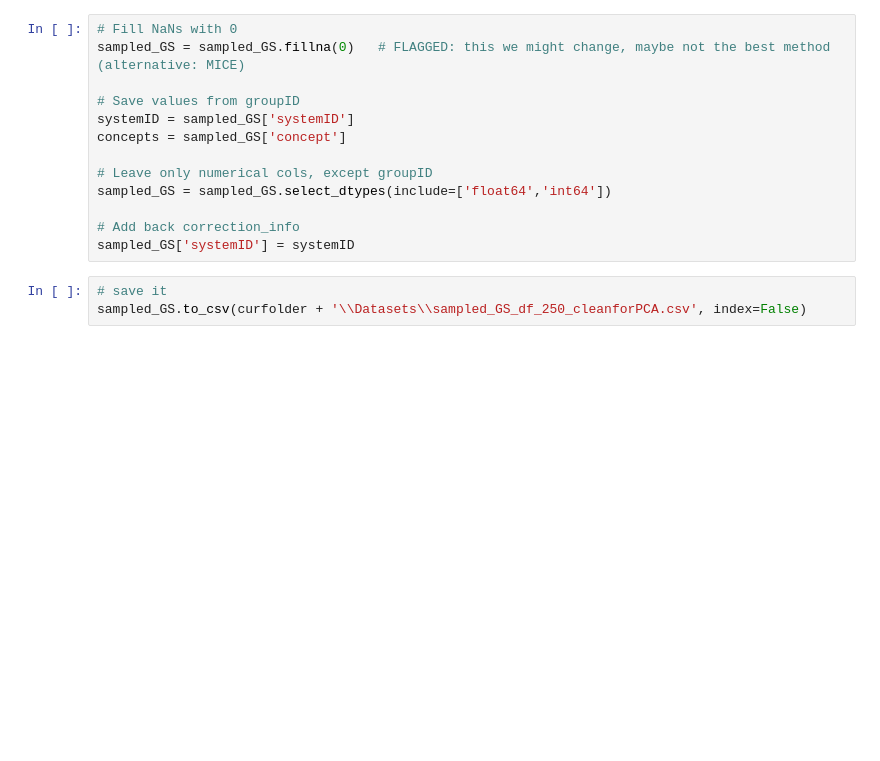
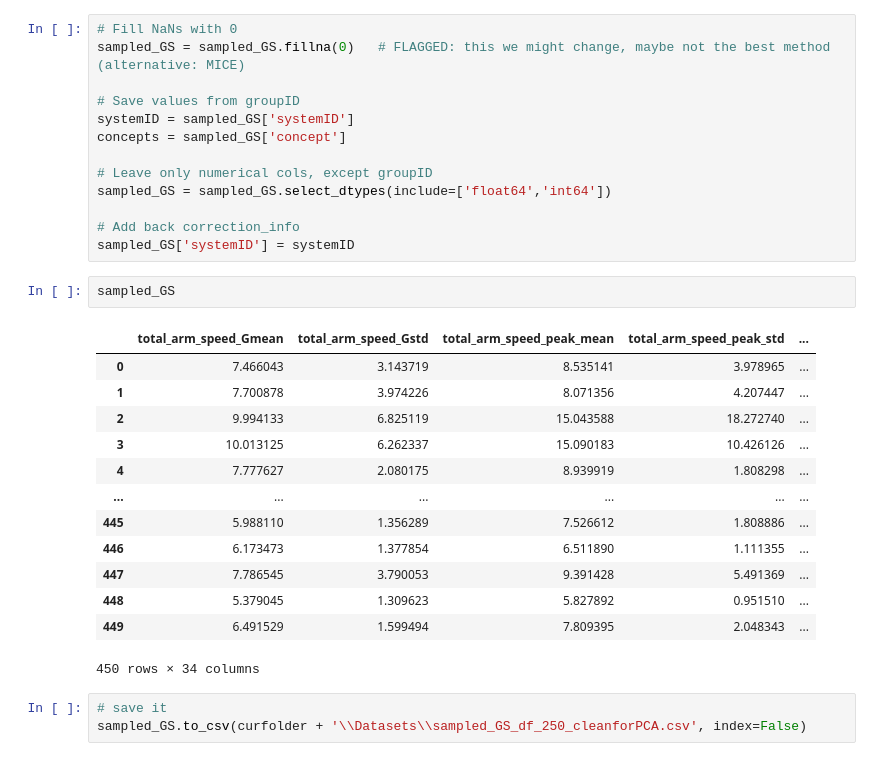
Before and after one commit to sarkadava/GestureToSign_KinematicTrajectory, a Jupyter notebook: 4_PCA_featureDimensions.ipynb, the cells around one changed output. Saved outputs shown, nothing was run; the diff lists cells and outputs as text; blank space fills up the shorter version.

```diff
--- a/4_PCA_featureDimensions.ipynb
+++ b/4_PCA_featureDimensions.ipynb
@@ -717,6 +717,22 @@ sampled_GS = sampled_GS.select_dtypes(include=['float64','int64'])
 
 # Add back correction_info
 sampled_GS['systemID'] = systemID
+# %%
+sampled_GS
+# %% [output]
+|  | total_arm_speed_Gmean | total_arm_speed_Gstd | total_arm_speed_peak_mean | total_arm_speed_peak_std | ... |
+| 0 | 7.466043 | 3.143719 | 8.535141 | 3.978965 | ... |
+| 1 | 7.700878 | 3.974226 | 8.071356 | 4.207447 | ... |
+| 2 | 9.994133 | 6.825119 | 15.043588 | 18.272740 | ... |
+| 3 | 10.013125 | 6.262337 | 15.090183 | 10.426126 | ... |
+| 4 | 7.777627 | 2.080175 | 8.939919 | 1.808298 | ... |
+| ... | ... | ... | ... | ... | ... |
+| 445 | 5.988110 | 1.356289 | 7.526612 | 1.808886 | ... |
+| 446 | 6.173473 | 1.377854 | 6.511890 | 1.111355 | ... |
+| 447 | 7.786545 | 3.790053 | 9.391428 | 5.491369 | ... |
+| 448 | 5.379045 | 1.309623 | 5.827892 | 0.951510 | ... |
+| 449 | 6.491529 | 1.599494 | 7.809395 | 2.048343 | ... |
+450 rows × 34 columns
 # %%
 # save it
 sampled_GS.to_csv(curfolder + '\\Datasets\\sampled_GS_df_250_cleanforPCA.csv', index=False)
```
Also changed, not shown: parts of 31 cells of this notebook, 15 other files.
